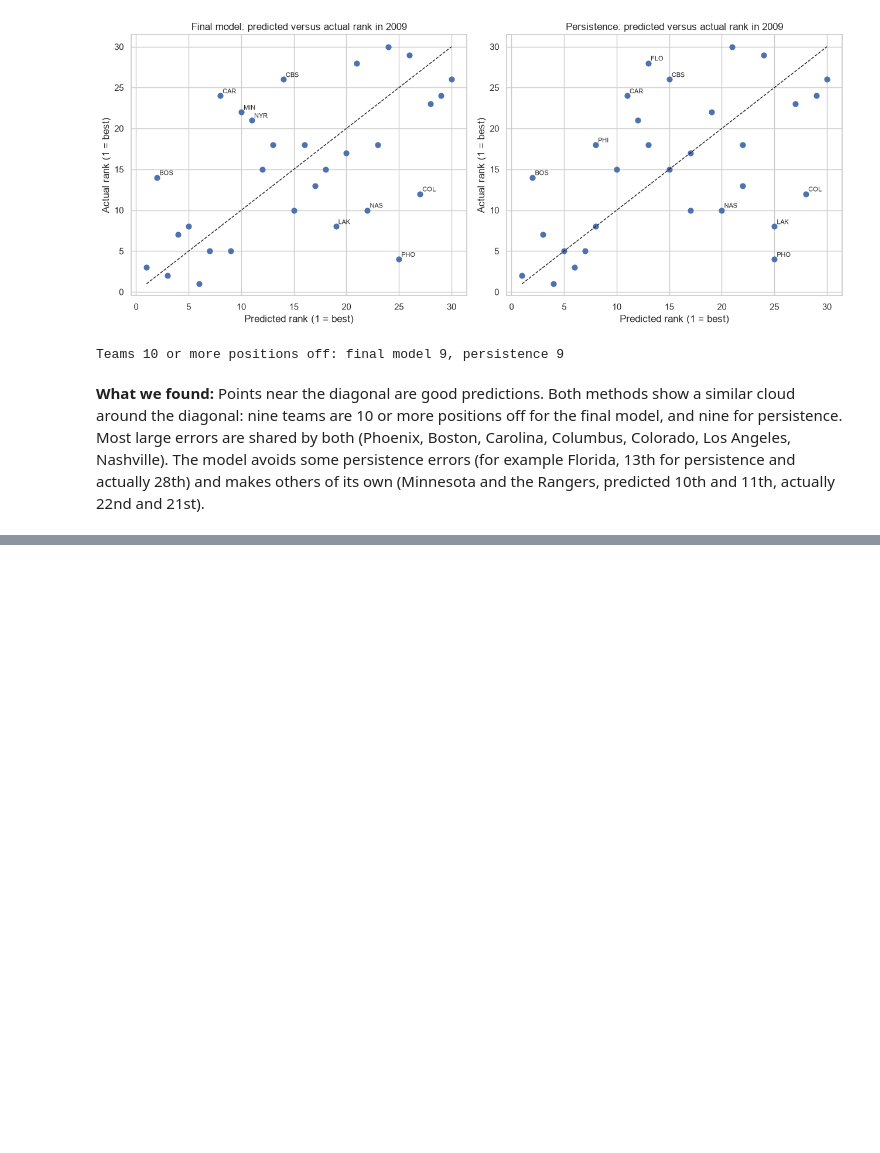
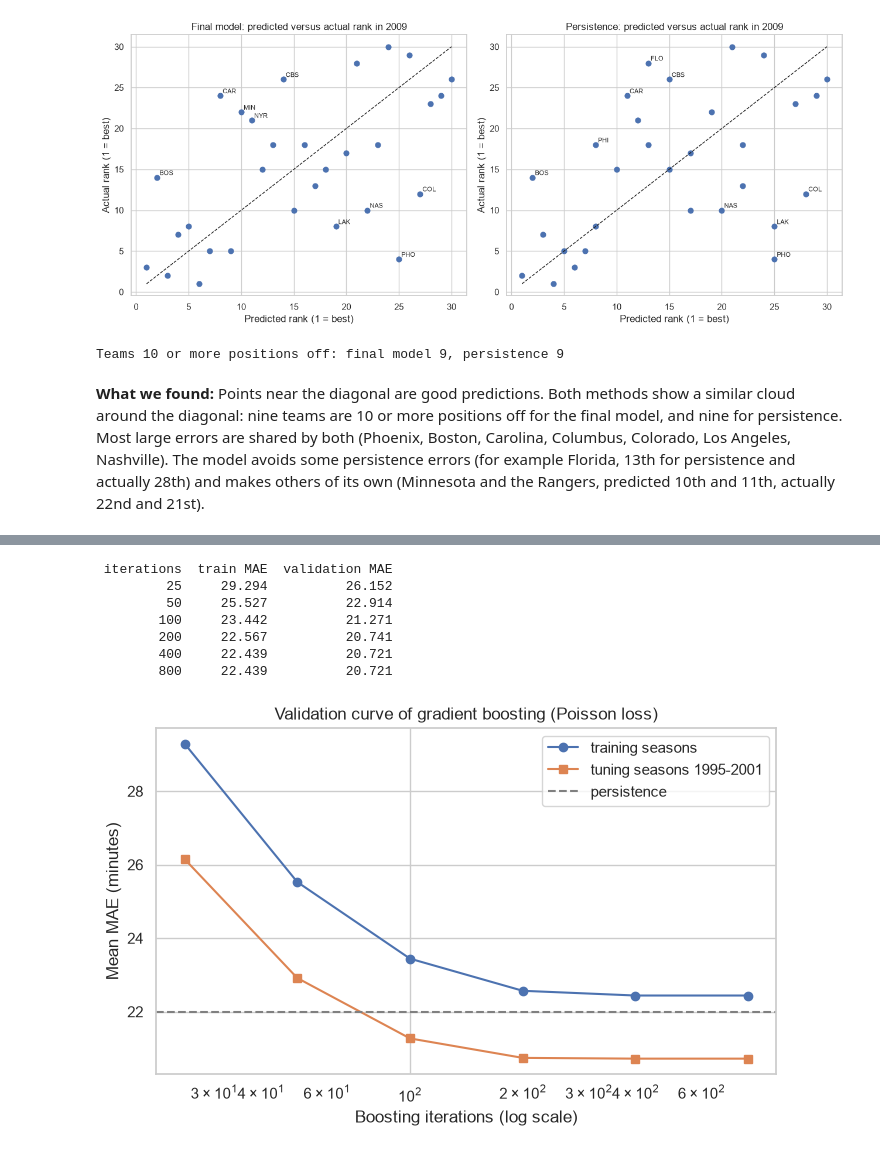
Before and after one commit to AmirMasnavi/hockey-season-prediction, a Jupyter notebook: notebooks/2_regression.ipynb, the cells around one changed output, grey strips where cells are left out. Drawn from its saved outputs; the diff is of its cells as text; code cells hidden in the pictures; blank space fills up the shorter version.

```diff
--- a/notebooks/2_regression.ipynb
+++ b/notebooks/2_regression.ipynb
@@ -1086,0 +1113,23 @@ Teams 10 or more positions off: final model 9, persistence 9
+# %%
+# Player-season table from notebook 1: one row per player and season, features known before the season
+players = pd.read_csv(ROOT / 'data' / 'processed' / 'player_pim_table.csv')
+PIM_FEATURES = ['prev_gp', 'prev_pim', 'prev_pim_pg', 'prev_pim_pg_rel', 'career_seasons', 'career_pim_pg', 'open_team_prev_pim_z',
+                'age', 'height', 'weight', 'season_games', 'has_prev_player', 'rookie', 'pos_defence', 'pos_goalie']
+assert all(f in players.columns for f in PIM_FEATURES) and 'target_gp' not in PIM_FEATURES
+schedule = players.groupby('year')['season_games'].first()   # games per team in each season
+
+print(f"{len(players)} player-seasons ({players['year'].min()}-{players['year'].max()}), {len(PIM_FEATURES)} features")
+per_season = players.groupby('year').size()
+print(f"Players per season: {per_season.loc[TUNE].mean():.0f} on average in the tuning seasons, {per_season.loc[EVAL].mean():.0f} in the evaluation seasons")
+no_prev = players[players['year'].isin(TUNE + EVAL)]
+print(f"Share without a previous NHL season (tuning and evaluation seasons): {(no_prev['has_prev_player'] == 0).mean():.1%}")
+print(f"Mean PIM: tuning seasons {players.loc[players['year'].isin(TUNE), 'target_pim'].mean():.1f}, "
+      f"evaluation seasons {players.loc[players['year'].isin(EVAL), 'target_pim'].mean():.1f}")
+
+
+def pim_metrics(actual, pred, no_prev):
+    # Metrics inside one season, over all its players
+    actual, pred = np.asarray(actual, dtype=float), np.asarray(pred, dtype=float)
+    err = np.abs(actual - pred)
+    return {'mae': err.mean(), 'rmse': np.sqrt(((actual - pred) ** 2).mean()),
+            'spearman': stats.spearmanr(pred, actual)[0], 'mae_no_prev': err[no_prev].mean()}
@@ -1086,0 +1297,29 @@ Teams 10 or more positions off: final model 9, persistence 9
+# %%
+rows = []
+for n in [25, 50, 100, 200, 400, 800]:
+    params = dict(pim_best_params['Gradient boosting (Poisson)'])
+    params['max_iter'] = n
+    scores, _ = pim_evaluate(pim_build('Gradient boosting (Poisson)', params), TUNE)
+    rows.append({'iterations': n, 'train MAE': scores['train_mae'].mean(), 'validation MAE': scores['mae'].mean()})
+boost_curve = pd.DataFrame(rows)
+print(boost_curve.round(3).to_string(index=False))
+
+plt.figure(figsize=(8, 4.5))
+plt.plot(boost_curve['iterations'], boost_curve['train MAE'], 'o-', label='training seasons')
+plt.plot(boost_curve['iterations'], boost_curve['validation MAE'], 's-', label='tuning seasons 1995-2001')
+plt.axhline(pim_persist.loc[TUNE, 'mae'].mean(), color='grey', ls='--', label='persistence')
+plt.xscale('log')
+plt.xlabel('Boosting iterations (log scale)')
+plt.ylabel('Mean MAE (minutes)')
+plt.title('Validation curve of gradient boosting (Poisson loss)')
+plt.legend()
+plt.show()
+# %% [output]
+ iterations  train MAE  validation MAE
+         25     29.294          26.152
+         50     25.527          22.914
+        100     23.442          21.271
+        200     22.567          20.741
+        400     22.439          20.721
+        800     22.439          20.721
+[figure, added]
```
Also changed, not shown: parts of 31 cells of this notebook, 4 other files.
